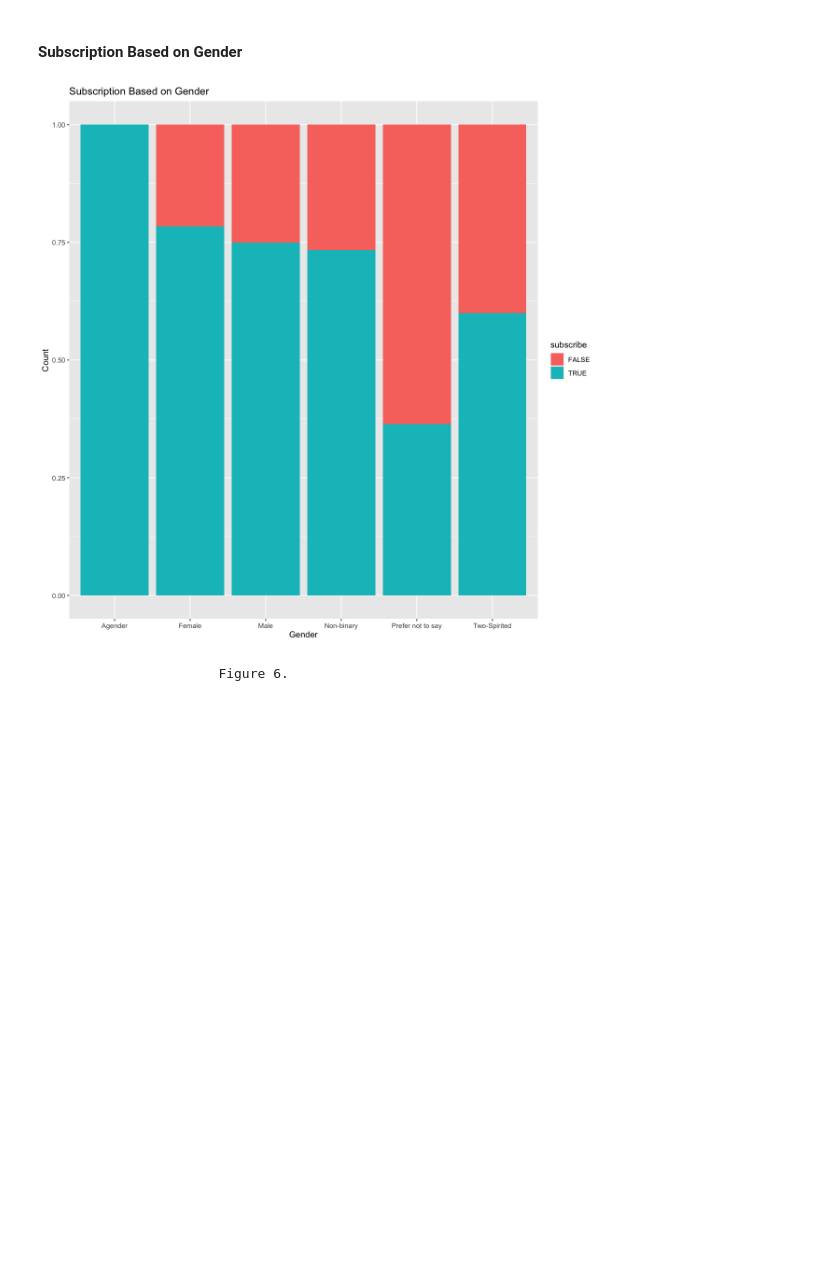
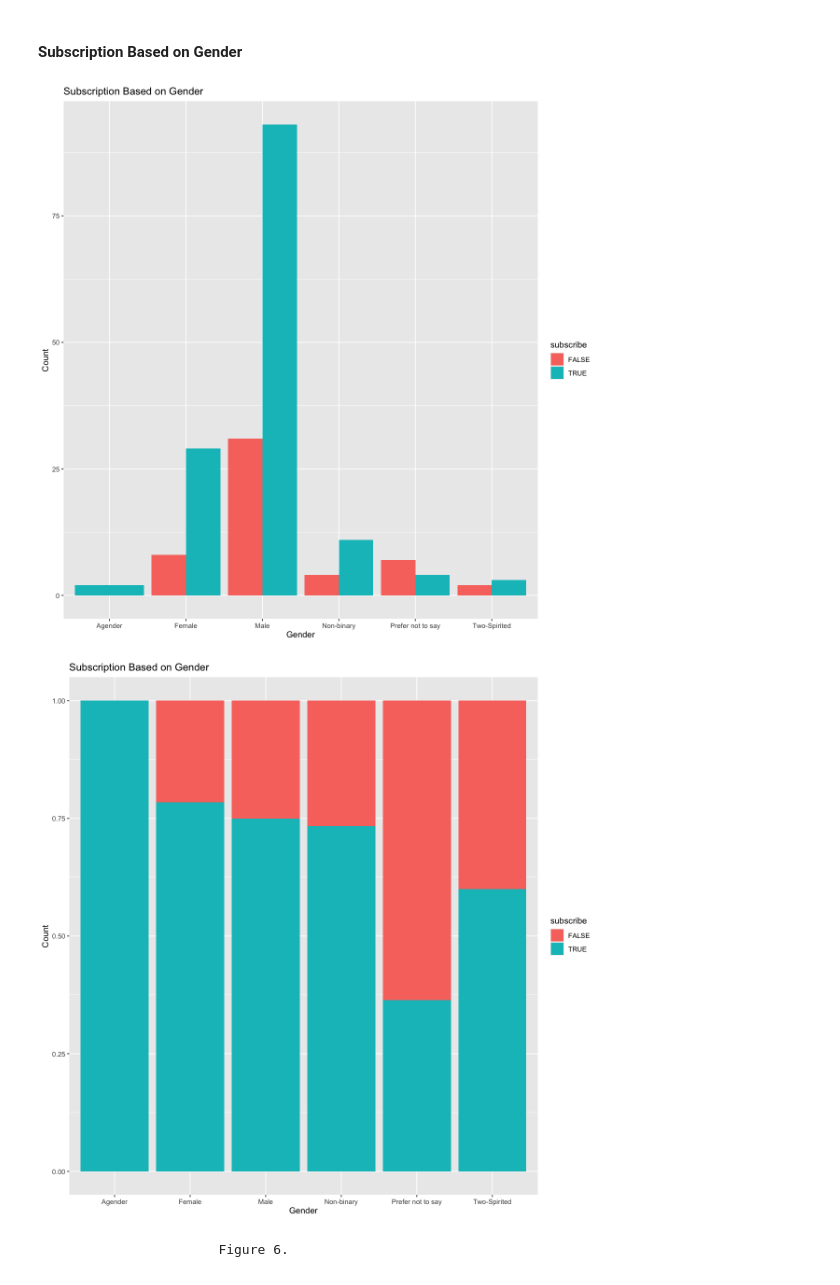
Before and after one commit to avahbot/dsci-100-term-project-final, a Jupyter notebook: project.ipynb, the cells around one changed output. Drawn from its saved outputs; the diff is of its cells as text; code cells hidden in the pictures; blank space fills up the shorter version.

```diff
--- a/project.ipynb
+++ b/project.ipynb
@@ -211,14 +211,23 @@ bar_plot_1
 #### Subscription Based on Gender
 # %%
 sub_on_gender <- tidy_players |>
+                 ggplot(aes(x = gender, fill = subscribe)) +
+                 geom_bar(position = "dodge") +
+                 labs(title = "Subscription Based on Gender",
+                 x = "Gender", y = "Count")
+
+sub_on_gender
+
+sub_on_gender_ratio <- tidy_players |>
                  ggplot(aes(x = gender, fill = subscribe)) +
                  geom_bar(position = "fill") +
                  labs(title = "Subscription Based on Gender",
                  x = "Gender", y = "Count")
 
-sub_on_gender
+sub_on_gender_ratio
 # %% [output]
-[figure, old version]
+[figure, new version]
+[figure, added]
 # %% [markdown]
                          Figure 6.
 # %% [markdown]
```
Also changed, not shown: parts of 2 cells of this notebook.
